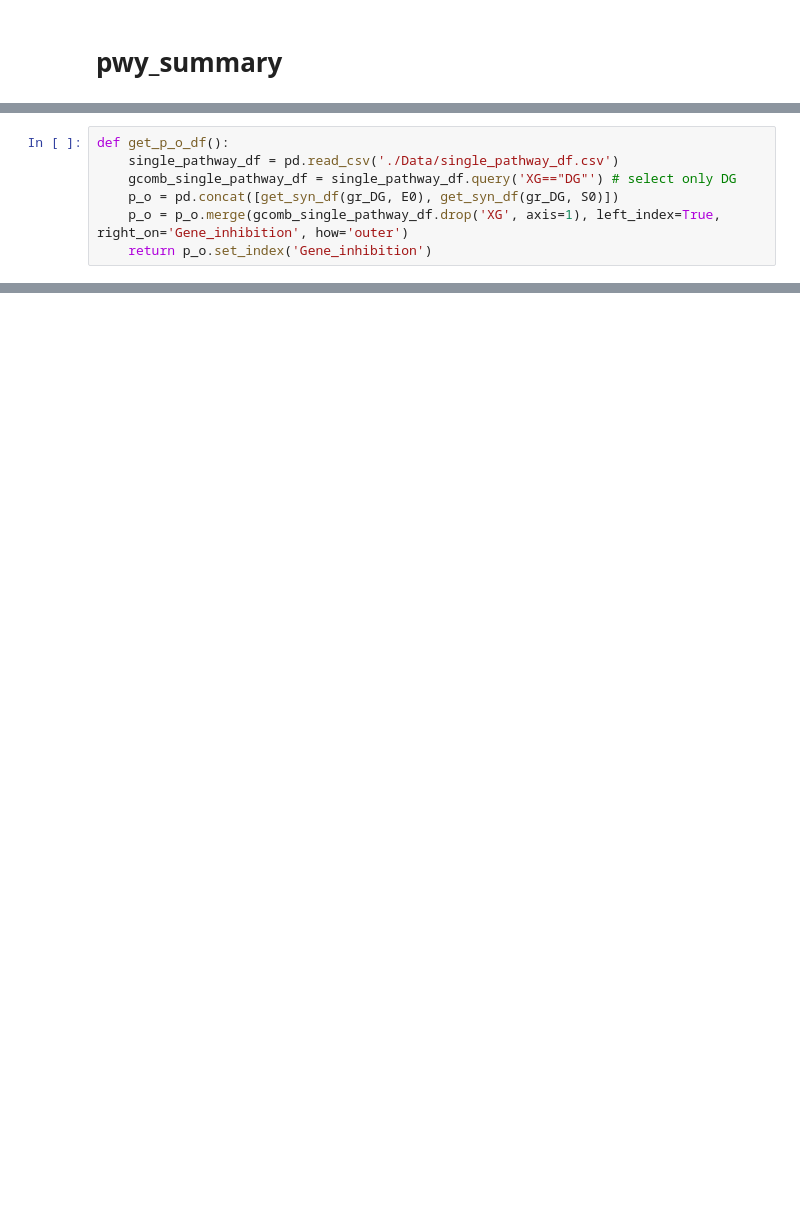
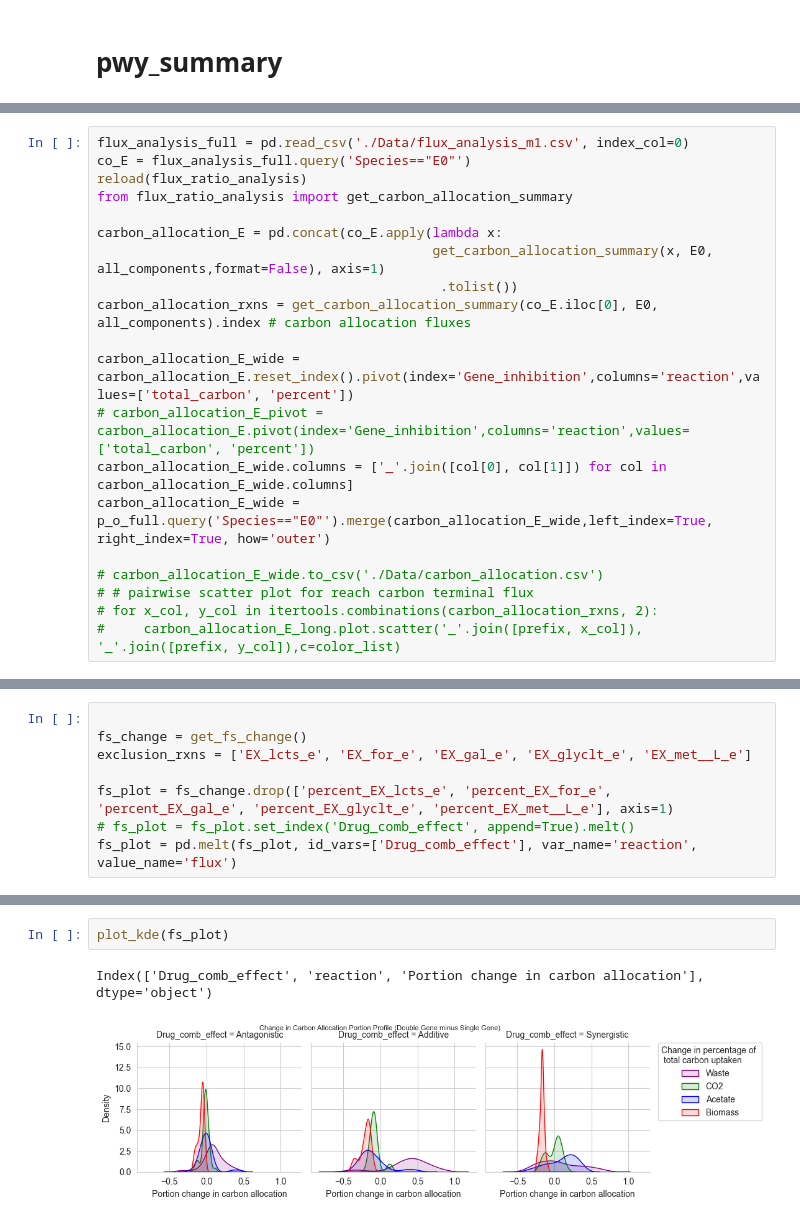
Before and after one commit to TFwongw/Harcombe_Lab, a Jupyter notebook: JupyterNotebook/flux_analysis.ipynb, the cells around one changed output, grey strips where cells are left out. Cells and saved outputs as stored; diff of their text form; blank space fills up the shorter version.

Commit message:
flux ratio implementation, carbon allocation counting, plotting carbon portion change

```diff
--- a/JupyterNotebook/flux_analysis.ipynb
+++ b/JupyterNotebook/flux_analysis.ipynb
@@ -305,7 +2,0 @@ def remove_nan_from(x: pd.Series):
-# %%
-def get_p_o_df():
-    single_pathway_df = pd.read_csv('./Data/single_pathway_df.csv')
-    gcomb_single_pathway_df = single_pathway_df.query('XG=="DG"') # select only DG
-    p_o = pd.concat([get_syn_df(gr_DG, E0), get_syn_df(gr_DG, S0)])
-    p_o = p_o.merge(gcomb_single_pathway_df.drop('XG', axis=1), left_index=True, right_on='Gene_inhibition', how='outer')
-    return p_o.set_index('Gene_inhibition')
@@ -971,0 +102,20 @@ for gcomb in safe_DG_list:
+# %%
+flux_analysis_full = pd.read_csv('./Data/flux_analysis_m1.csv', index_col=0)
+co_E = flux_analysis_full.query('Species=="E0"')
+reload(flux_ratio_analysis)
+from flux_ratio_analysis import get_carbon_allocation_summary
+
+carbon_allocation_E = pd.concat(co_E.apply(lambda x:
+                                           get_carbon_allocation_summary(x, E0, all_components,format=False), axis=1)
+                                            .tolist())
+carbon_allocation_rxns = get_carbon_allocation_summary(co_E.iloc[0], E0, all_components).index # carbon allocation fluxes
+
+carbon_allocation_E_wide = carbon_allocation_E.reset_index().pivot(index='Gene_inhibition',columns='reaction',values=['total_carbon', 'percent'])
+# carbon_allocation_E_pivot = carbon_allocation_E.pivot(index='Gene_inhibition',columns='reaction',values=['total_carbon', 'percent'])
+carbon_allocation_E_wide.columns = ['_'.join([col[0], col[1]]) for col in carbon_allocation_E_wide.columns]
+carbon_allocation_E_wide = p_o_full.query('Species=="E0"').merge(carbon_allocation_E_wide,left_index=True, right_index=True, how='outer')
+
+# carbon_allocation_E_wide.to_csv('./Data/carbon_allocation.csv')
+# # pairwise scatter plot for reach carbon terminal flux
+# for x_col, y_col in itertools.combinations(carbon_allocation_rxns, 2):
+#     carbon_allocation_E_long.plot.scatter('_'.join([prefix, x_col]), '_'.join([prefix, y_col]),c=color_list)
@@ -971,0 +195,8 @@ for gcomb in safe_DG_list:
+# %%
+
+fs_change = get_fs_change()
+exclusion_rxns = ['EX_lcts_e', 'EX_for_e', 'EX_gal_e', 'EX_glyclt_e', 'EX_met__L_e']
+
+fs_plot = fs_change.drop(['percent_EX_lcts_e', 'percent_EX_for_e', 'percent_EX_gal_e', 'percent_EX_glyclt_e', 'percent_EX_met__L_e'], axis=1)
+# fs_plot = fs_plot.set_index('Drug_comb_effect', append=True).melt()
+fs_plot = pd.melt(fs_plot, id_vars=['Drug_comb_effect'], var_name='reaction', value_name='flux')
@@ -971,0 +208,5 @@ for gcomb in safe_DG_list:
+# %%
+plot_kde(fs_plot)
+# %% [output]
+Index(['Drug_comb_effect', 'reaction', 'Portion change in carbon allocation'], dtype='object')
+[figure, added]
```
Also changed, not shown: parts of 94 cells of this notebook, 5 other files.
